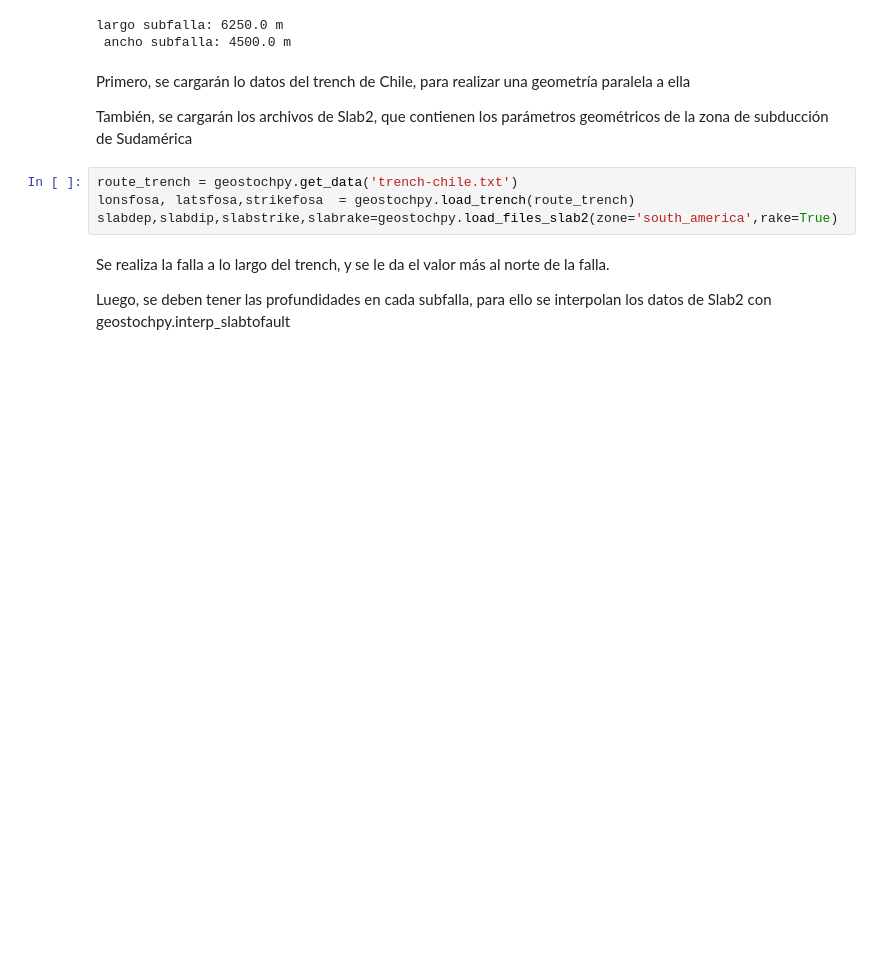
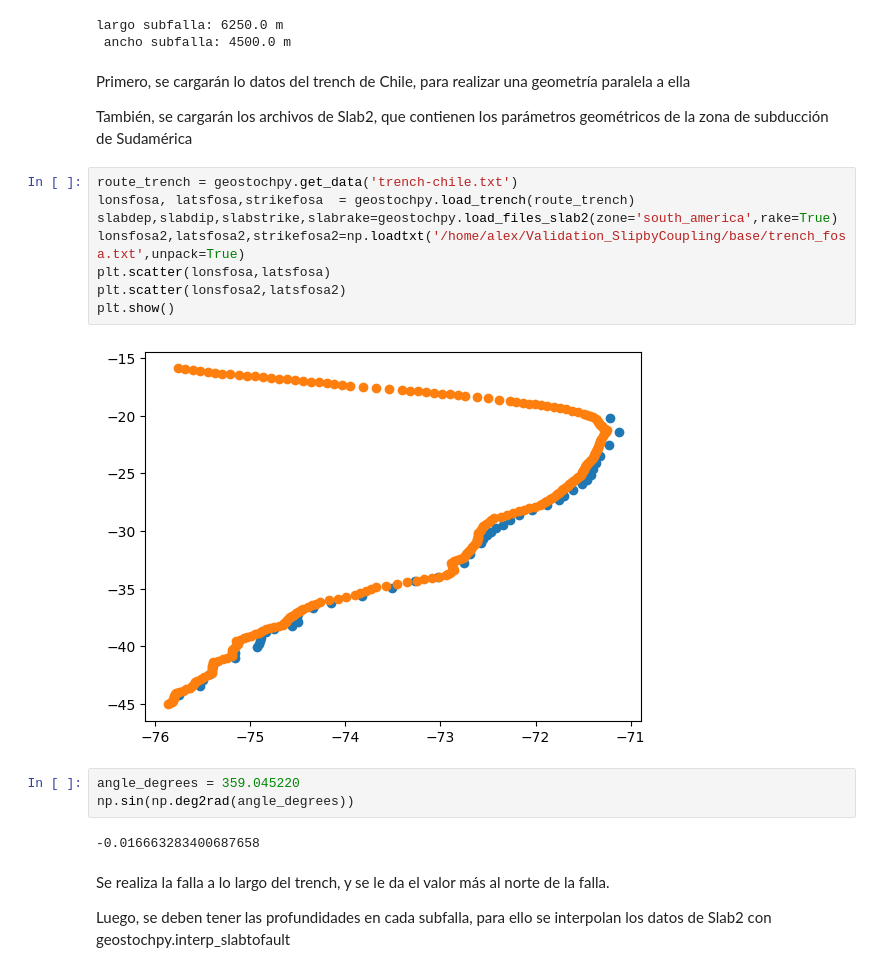
Before and after one commit to alexvillarroel/StochasticSlipGenerator, a Jupyter notebook: util_functions/notebooks/Case2D-Karhunen-Loeve.ipynb, the cells around one changed output. Drawn from its saved outputs; the diff is of its cells as text; blank space fills up the shorter version.

```diff
--- a/util_functions/notebooks/Case2D-Karhunen-Loeve.ipynb
+++ b/util_functions/notebooks/Case2D-Karhunen-Loeve.ipynb
@@ -70,7 +70,18 @@ También, se cargarán los archivos de Slab2, que contienen los parámetros geom
 # %%
 route_trench = geostochpy.get_data('trench-chile.txt')
 lonsfosa, latsfosa,strikefosa  = geostochpy.load_trench(route_trench)
 slabdep,slabdip,slabstrike,slabrake=geostochpy.load_files_slab2(zone='south_america',rake=True)
+lonsfosa2,latsfosa2,strikefosa2=np.loadtxt('/home/alex/Validation_SlipbyCoupling/base/trench_fosa.txt',unpack=True)
+plt.scatter(lonsfosa,latsfosa)
+plt.scatter(lonsfosa2,latsfosa2)
+plt.show()
+# %% [output]
+[figure, added]
+# %%
+angle_degrees = 359.045220
+np.sin(np.deg2rad(angle_degrees))
+# %% [output]
+-0.016663283400687658
 # %% [markdown]
 Se realiza la falla a lo largo del trench, y se le da el valor más al norte de la falla.
 
```
Also changed, not shown: parts of 3 cells of this notebook, 6 other files.
